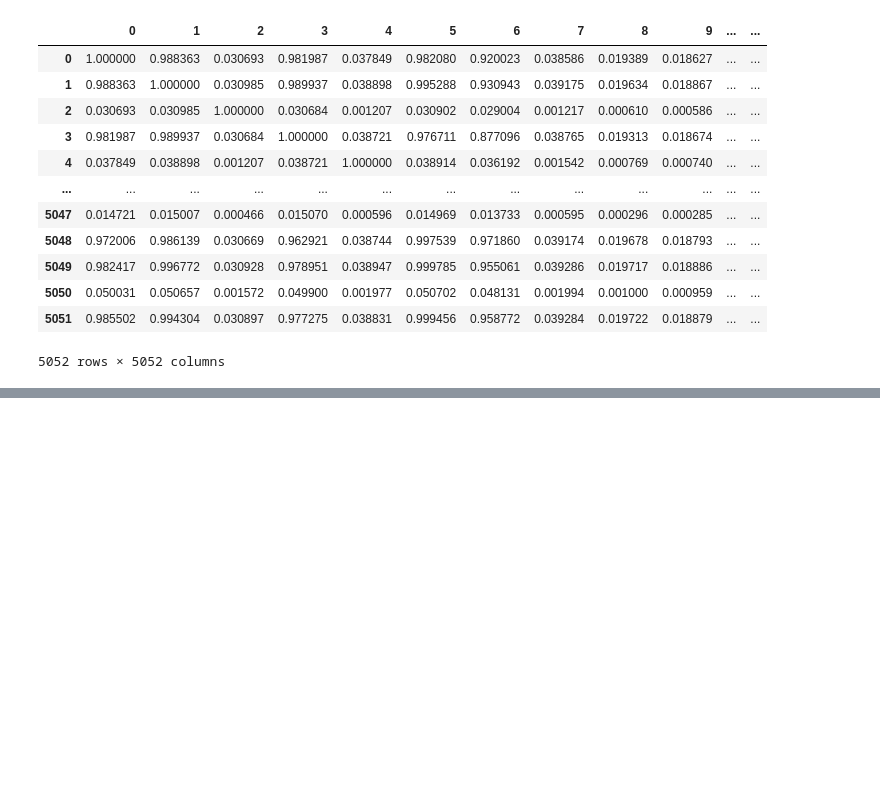
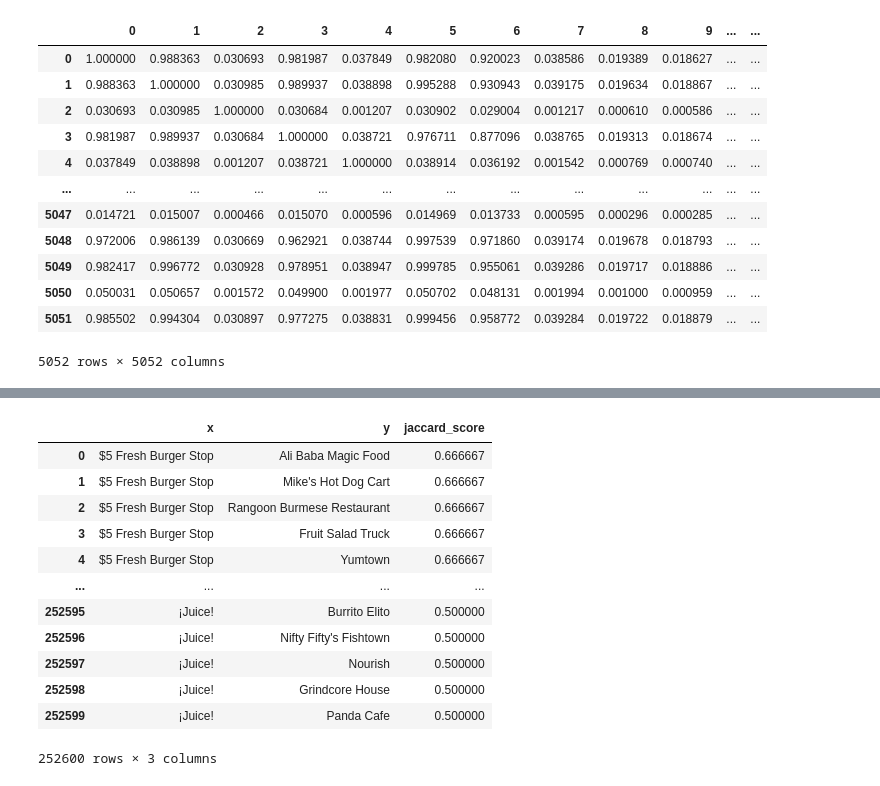
Before and after one commit to brookewu/4300Project, a Jupyter notebook: preliminary_work/generate_cosine.ipynb, the cells around one changed output, grey strips where cells are left out. Drawn from its saved outputs; the diff is of its cells as text; code cells hidden in the pictures; blank space fills up the shorter version.

```diff
--- a/preliminary_work/generate_cosine.ipynb
+++ b/preliminary_work/generate_cosine.ipynb
@@ -282,0 +300,18 @@ cosine_sim_df.to_csv("cosine_matrix.csv")
+# %%
+jaccard["jaccard_score"] = jaccard["score"]
+jaccard = jaccard.drop(["score", "Unnamed: 0"], axis=1)
+jaccard
+# %% [output]
+|  | x | y | jaccard_score |
+| 0 | $5 Fresh Burger Stop | Ali Baba Magic Food | 0.666667 |
+| 1 | $5 Fresh Burger Stop | Mike's Hot Dog Cart | 0.666667 |
+| 2 | $5 Fresh Burger Stop | Rangoon Burmese Restaurant | 0.666667 |
+| 3 | $5 Fresh Burger Stop | Fruit Salad Truck | 0.666667 |
+| 4 | $5 Fresh Burger Stop | Yumtown | 0.666667 |
+| ... | ... | ... | ... |
+| 252595 | ¡Juice! | Burrito Elito | 0.500000 |
+| 252596 | ¡Juice! | Nifty Fifty's Fishtown | 0.500000 |
+| 252597 | ¡Juice! | Nourish | 0.500000 |
+| 252598 | ¡Juice! | Grindcore House | 0.500000 |
+| 252599 | ¡Juice! | Panda Cafe | 0.500000 |
+252600 rows × 3 columns
```
Also changed, not shown: parts of 5 cells of this notebook, 1 other file.
